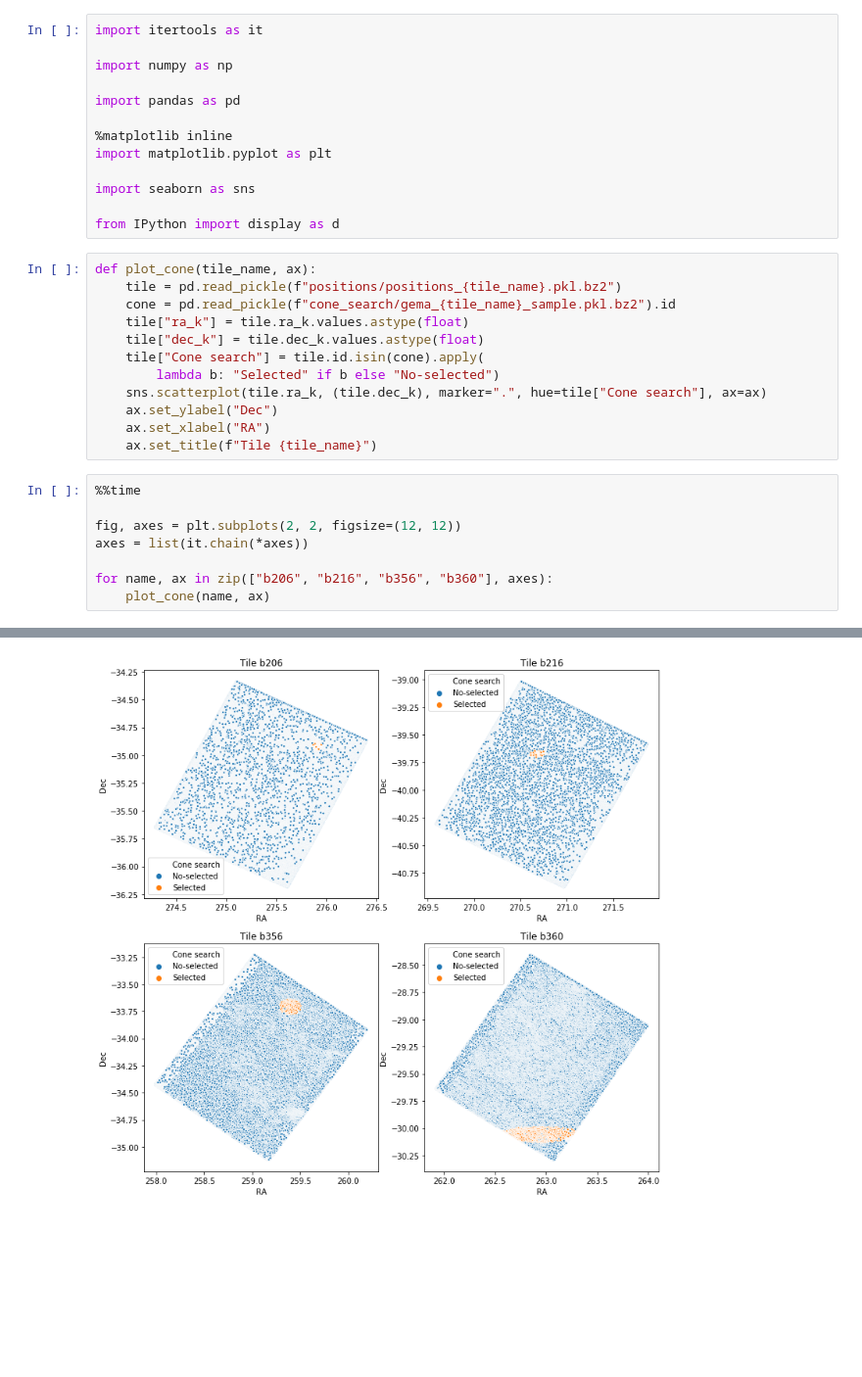
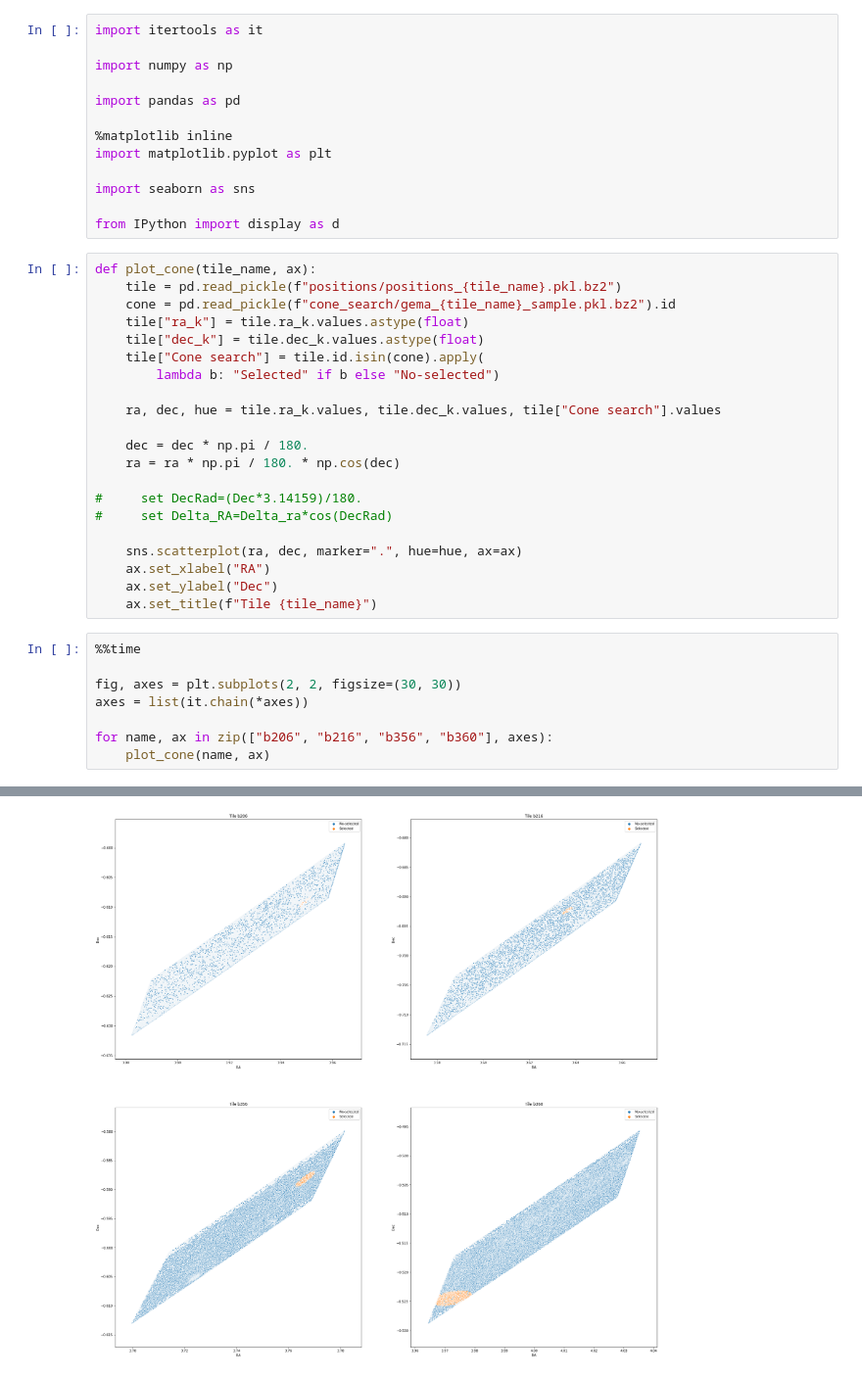
Before and after one commit to leliel12/paper_gema, a Jupyter notebook: 03_conitos.ipynb, the cells around one changed output, grey strips where cells are left out. Shown at 98% size. Drawn from its saved outputs; the diff is of its cells as text; blank space fills up the shorter version.

```diff
--- a/03_conitos.ipynb
+++ b/03_conitos.ipynb
@@ -19,14 +19,23 @@ def plot_cone(tile_name, ax):
     tile["dec_k"] = tile.dec_k.values.astype(float)
     tile["Cone search"] = tile.id.isin(cone).apply(
         lambda b: "Selected" if b else "No-selected")
-    sns.scatterplot(tile.ra_k, (tile.dec_k), marker=".", hue=tile["Cone search"], ax=ax)
+
+    ra, dec, hue = tile.ra_k.values, tile.dec_k.values, tile["Cone search"].values
+
+    dec = dec * np.pi / 180.
+    ra = ra * np.pi / 180. * np.cos(dec)
+
+#     set DecRad=(Dec*3.14159)/180.
+#     set Delta_RA=Delta_ra*cos(DecRad)
+
+    sns.scatterplot(ra, dec, marker=".", hue=hue, ax=ax)
+    ax.set_xlabel("RA")
     ax.set_ylabel("Dec")
-    ax.set_xlabel("RA")
     ax.set_title(f"Tile {tile_name}")
 # %%
 %%time
 
-fig, axes = plt.subplots(2, 2, figsize=(12, 12))
+fig, axes = plt.subplots(2, 2, figsize=(30, 30))
 axes = list(it.chain(*axes))
 
 for name, ax in zip(["b206", "b216", "b356", "b360"], axes):
@@ -37 +46 @@ Wall time: 36.2 s
-[figure, old version]
+[figure, new version]
```
Also changed, not shown: parts of 1 cell of this notebook, 1 other file.
